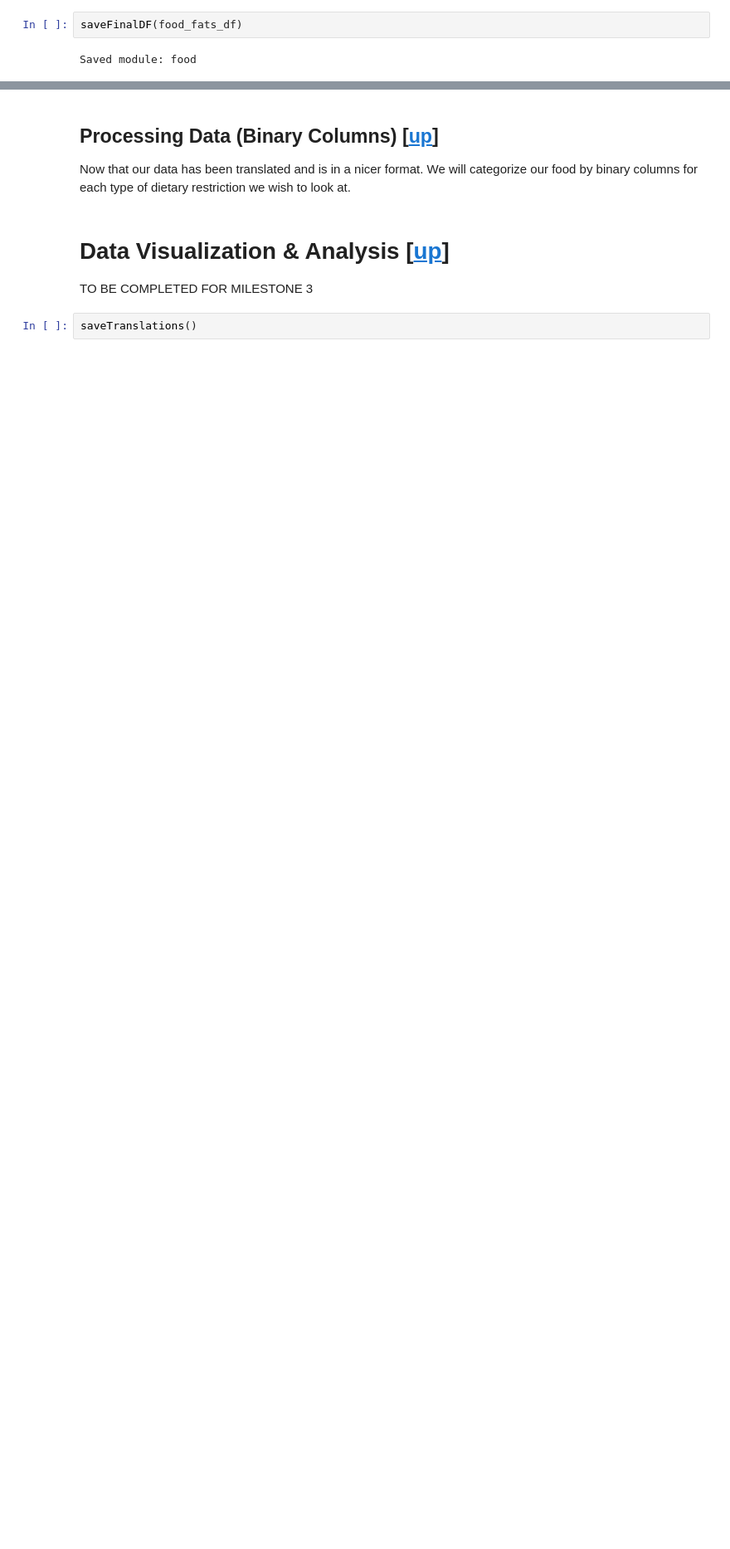
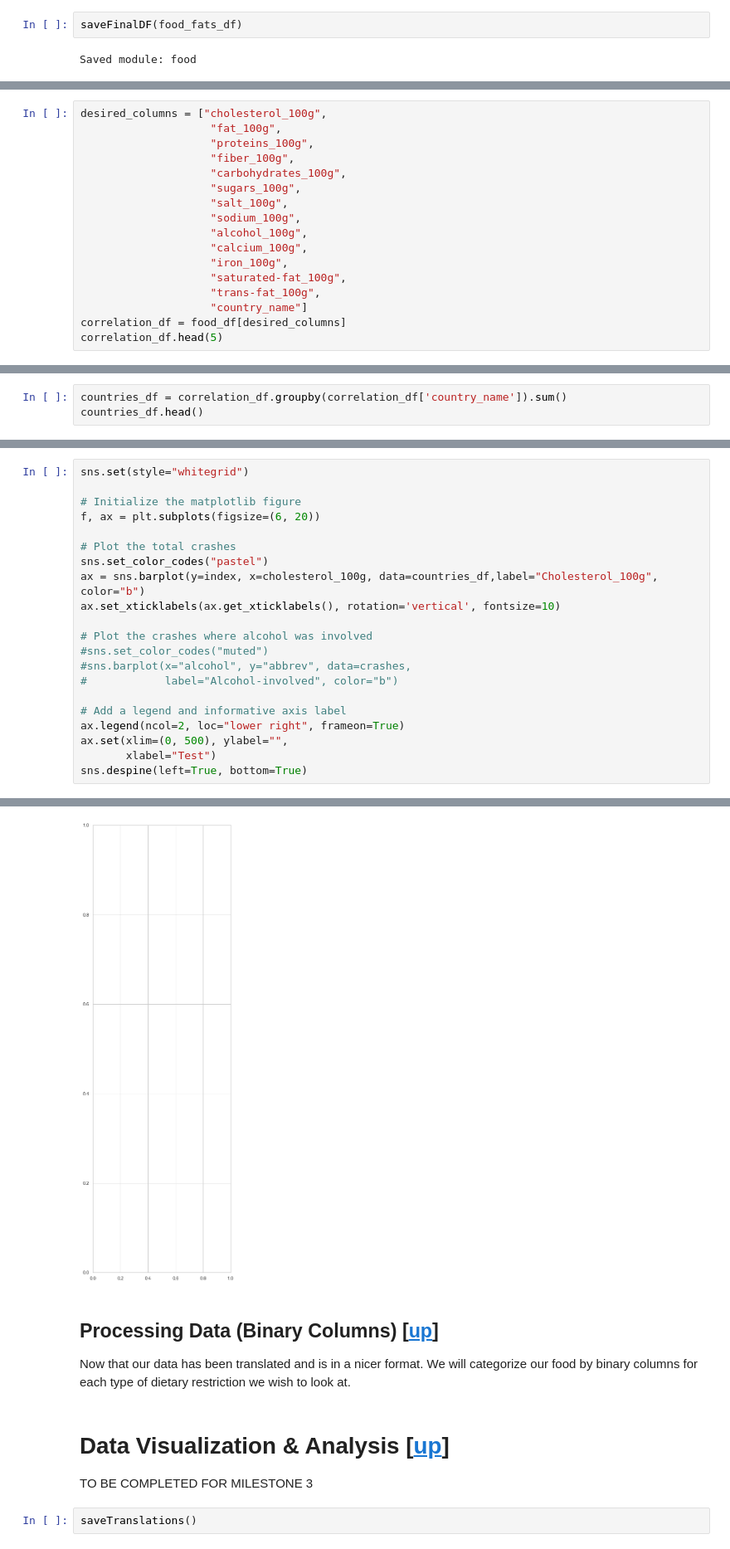
Before and after one commit to celine-y/open_food_facts, a Jupyter notebook: project.ipynb, the cells around one changed output, grey strips where cells are left out. Shown at 83% size. Drawn from its saved outputs; the diff is of its cells as text; blank space fills up the shorter version.

Commit message:
correlation_df created

```diff
--- a/project.ipynb
+++ b/project.ipynb
@@ -1858,0 +1840,17 @@ food_fats_df
+# %%
+desired_columns = ["cholesterol_100g",
+                    "fat_100g",
+                    "proteins_100g",
+                    "fiber_100g",
+                    "carbohydrates_100g",
+                    "sugars_100g",
+                    "salt_100g",
+                    "sodium_100g",
+                    "alcohol_100g",
+                    "calcium_100g",
+                    "iron_100g",
+                    "saturated-fat_100g",
+                    "trans-fat_100g",
+                    "country_name"]
+correlation_df = food_df[desired_columns]
+correlation_df.head(5)
@@ -1858,0 +1864,3 @@ food_fats_df
+# %%
+countries_df = correlation_df.groupby(correlation_df['country_name']).sum()
+countries_df.head()
@@ -1858,0 +1875,22 @@ food_fats_df
+# %%
+sns.set(style="whitegrid")
+
+# Initialize the matplotlib figure
+f, ax = plt.subplots(figsize=(6, 20))
+
+# Plot the total crashes
+sns.set_color_codes("pastel")
+ax = sns.barplot(y=index, x=cholesterol_100g, data=countries_df,label="Cholesterol_100g", color="b")
+ax.set_xticklabels(ax.get_xticklabels(), rotation='vertical', fontsize=10)
+
+# Plot the crashes where alcohol was involved
+#sns.set_color_codes("muted")
+#sns.barplot(x="alcohol", y="abbrev", data=crashes,
+#            label="Alcohol-involved", color="b")
+
+# Add a legend and informative axis label
+ax.legend(ncol=2, loc="lower right", frameon=True)
+ax.set(xlim=(0, 500), ylabel="",
+       xlabel="Test")
+sns.despine(left=True, bottom=True)
+# %% [output]
@@ -1859,3 +1898,4 @@ food_fats_df
+[figure, added]
 # %% [markdown]
 ## Processing Data (Binary Columns) <a id="processing_data"></a> [[up](#Table-of-Contents)]
 Now that our data has been translated and is in a nicer format. We will categorize our food by binary columns for each type of dietary restriction we wish to look at.
```
Also changed, not shown: parts of 6 cells of this notebook.
